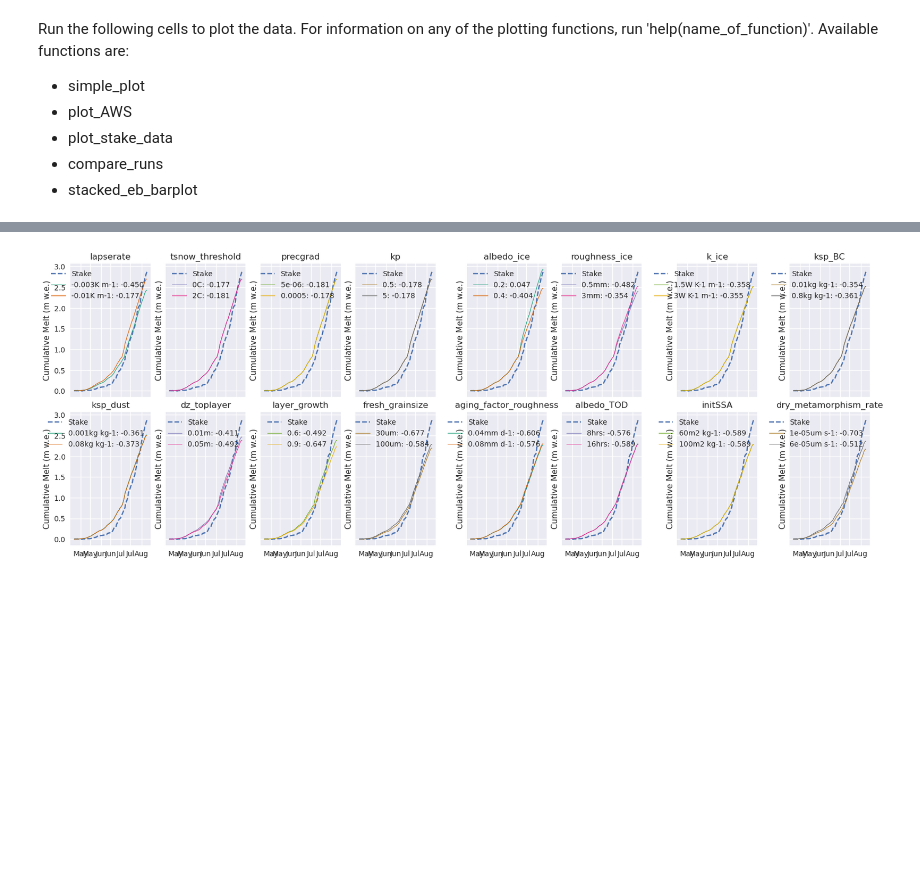
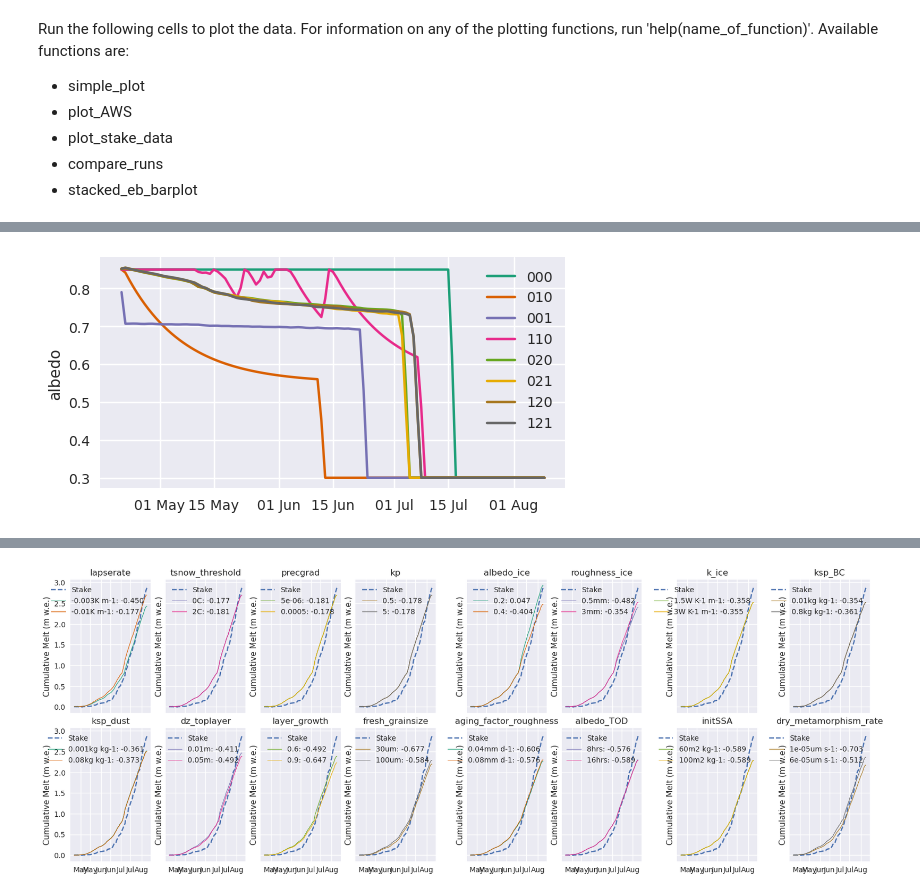
Before and after one commit to drounce/PyGEM, a Jupyter notebook: pygem_eb/processing/ebplotting.ipynb, the cells around one changed output, grey strips where cells are left out. Drawn from its saved outputs; the diff is of its cells as text; code cells hidden in the pictures; blank space fills up the shorter version.

```diff
--- a/pygem_eb/processing/ebplotting.ipynb
+++ b/pygem_eb/processing/ebplotting.ipynb
@@ -52,0 +47,13 @@ compare_runs(ds_list[idx],[startdate,enddate],switch_labels[idx],'albedo',t='Alb
+# %%
+switches = ['000','010','001','110','020','021','120','121']
+fp = '/home/claire/research/PyGEM-EB/../Output/EB/Gulkana_2024_02_02_'
+ds_list = []
+label_list = []
+for switch in switches:
+    ds,_,_ = getds(fp+switch+'.nc')
+    ds_list.append(ds)
+    label_list.append(switch)
+# %%
+compare_runs(ds_list,[startdate,enddate],label_list,'albedo')
+# %% [output]
+[figure, added]
```
Also changed, not shown: parts of 14 cells of this notebook, 11 other files.
